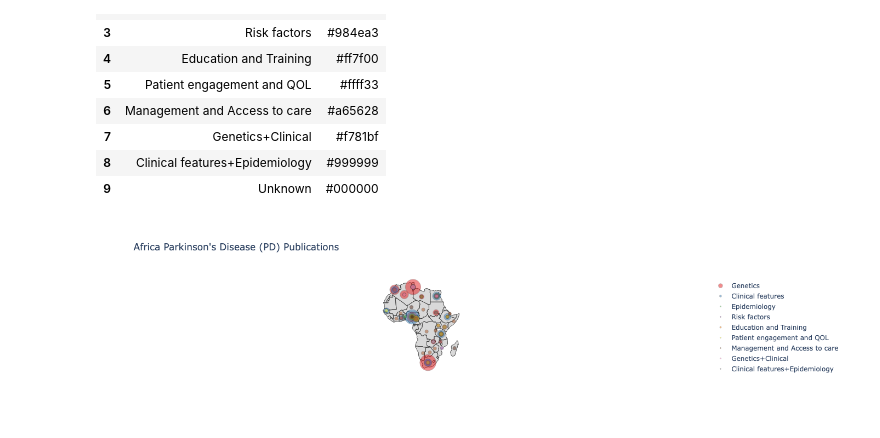
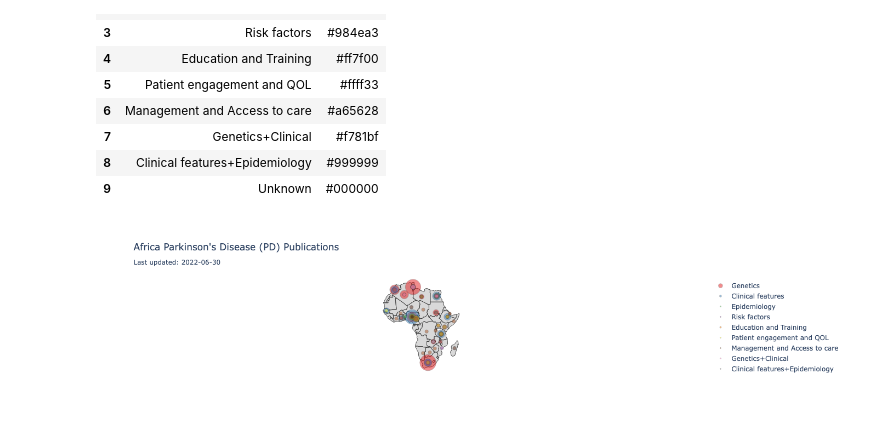
Before and after one commit to ahmedmoustafa/AfricaPD, a Jupyter notebook: AfricaPD.ipynb, the cells around one changed output. Drawn from its saved outputs; the diff is of its cells as text; code cells hidden in the pictures.

```diff
--- a/AfricaPD.ipynb
+++ b/AfricaPD.ipynb
@@ -105,36 +105,35 @@ for i in range(len(groups2)):
 
     color = groups2.iloc[i]["color"]
 
     sub = df[df["theme"] == theme]
 
     fig.add_trace(go.Scattergeo(
         lon = sub['longitude'],
         lat = sub['latitude'],
         text = sub['name'],
         marker = dict(
             size = sub['count'],
             color = color,
             line_color='rgb(40,40,40)',
             line_width=0.5,
             sizemode = 'area',
             opacity = 0.5,
             sizeref = 0.05
         ),
         name = theme))
 
 fig.update_layout(
-        title_text = "Africa Parkinson's Disease (PD) Publications",
-        xaxis_title = 'Last updated: ' + str(date.today()),
+        title_text = "Africa Parkinson's Disease (PD) Publications<br><sub>Last updated: " + str(date.today()) + "</sub>",
         showlegend = True,
         geo = dict(
             scope = 'africa',
             landcolor = 'rgb(217, 217, 217)',
         )
     )
 
 fig.show()
 # %% [output]
-[figure, old version]
+[figure, new version]
 # %%
 fig.write_image("figures/AfricaPDpublications.pdf")
 # %%
```
Also changed, not shown: 2 other files.
